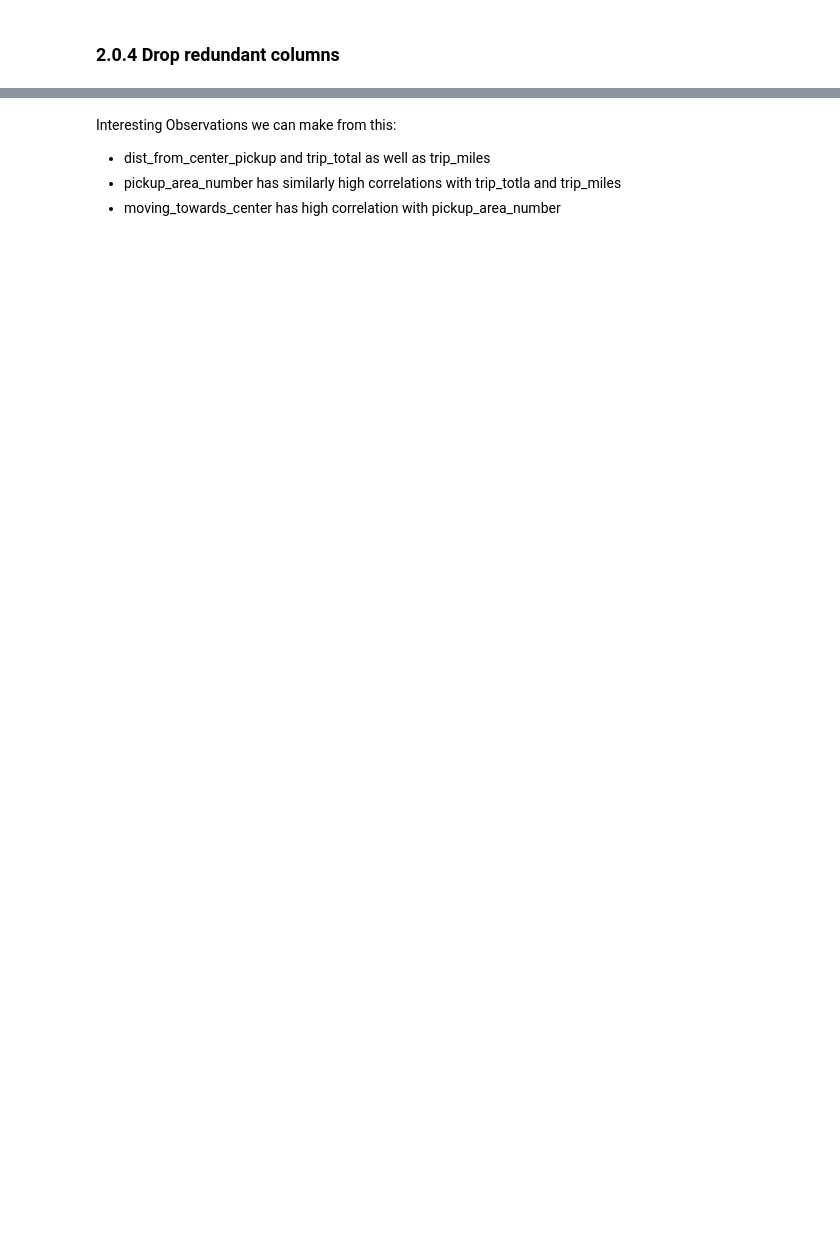
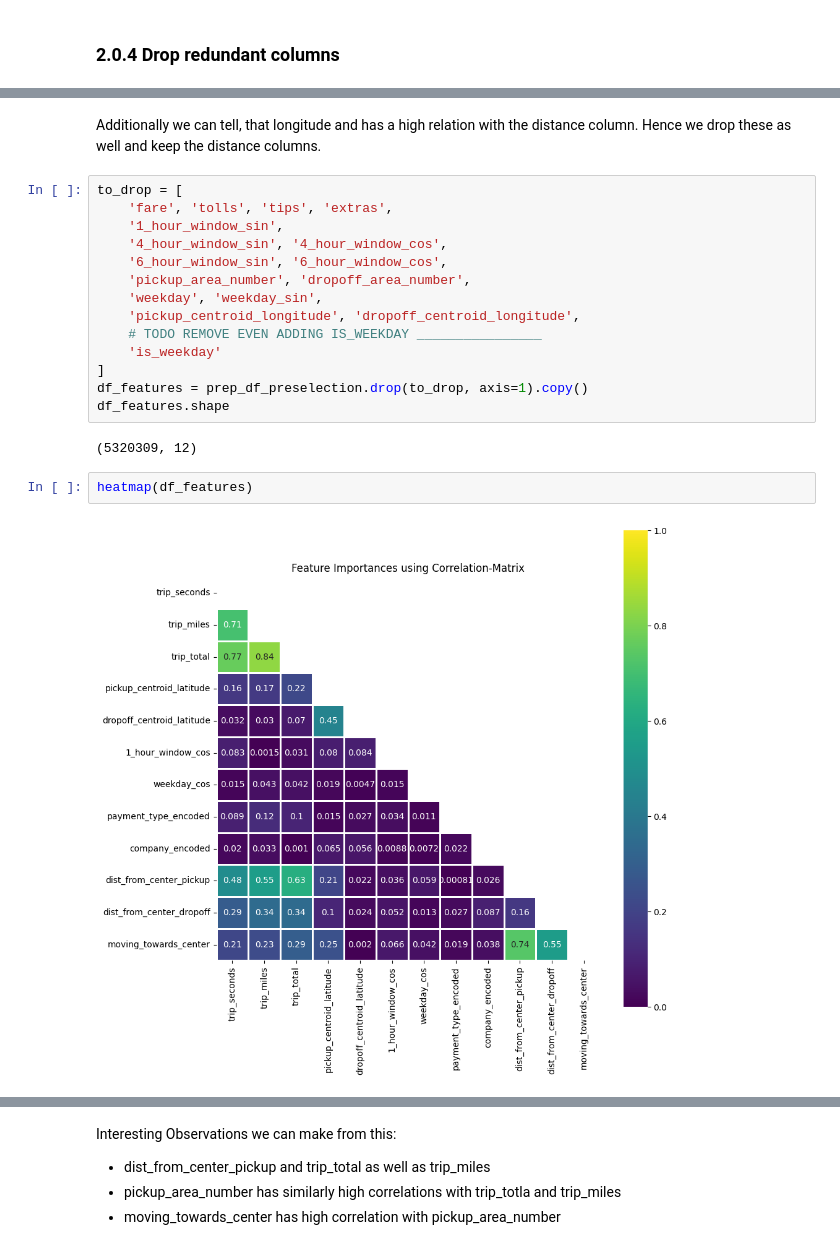
Before and after one commit to madxox/AAA_Teamassignment, a Jupyter notebook: 03_cluster_analysis.ipynb, the cells around one changed output, grey strips where cells are left out. Saved outputs shown, nothing was run; the diff lists cells and outputs as text; blank space fills up the shorter version.

```diff
--- a/03_cluster_analysis.ipynb
+++ b/03_cluster_analysis.ipynb
@@ -447,0 +499,22 @@ prep_df.head()
+# %% [markdown]
+Additionally we can tell, that longitude and has a high relation with the distance column. Hence we drop these as well and keep the distance columns.
+# %%
+to_drop = [
+    'fare', 'tolls', 'tips', 'extras',
+    '1_hour_window_sin',
+    '4_hour_window_sin', '4_hour_window_cos',
+    '6_hour_window_sin', '6_hour_window_cos',
+    'pickup_area_number', 'dropoff_area_number',
+    'weekday', 'weekday_sin',
+    'pickup_centroid_longitude', 'dropoff_centroid_longitude',
+    # TODO REMOVE EVEN ADDING IS_WEEKDAY ________________
+    'is_weekday'
+]
+df_features = prep_df_preselection.drop(to_drop, axis=1).copy()
+df_features.shape
+# %% [output]
+(5320309, 12)
+# %%
+heatmap(df_features)
+# %% [output]
+[figure, added]
```
Also changed, not shown: parts of 80 cells of this notebook.
